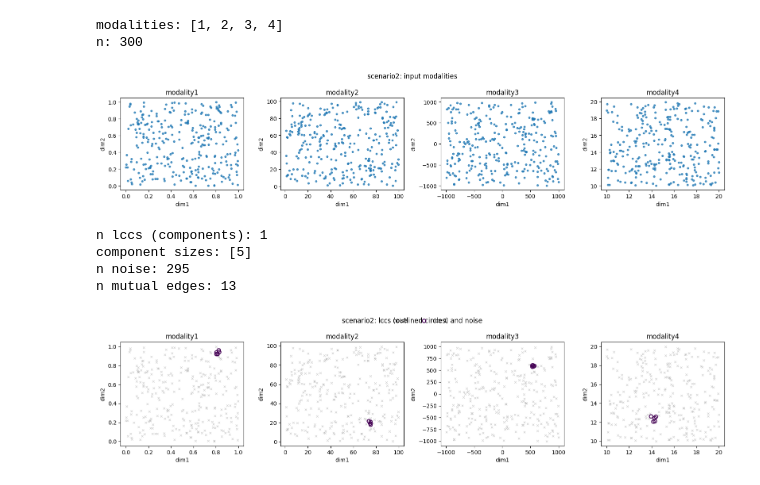
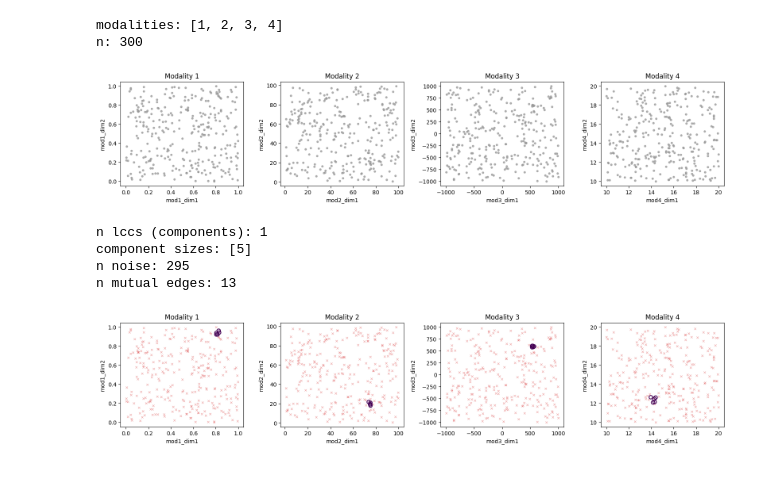
Before and after one commit to leaeb/LCCDiscovery, a Jupyter notebook: runScenario.ipynb, the cells around one changed output. Drawn from its saved outputs; the diff is of its cells as text; code cells hidden in the pictures.

Commit message:
plots as in paper

```diff
--- a/runScenario.ipynb
+++ b/runScenario.ipynb
@@ -17,7 +17,7 @@ scenario = 'scenario2'  #scenario1 to scenario6
 alpha = 0.025
 method = 'exact'  #exact or normal
 fdr = 'bh'  #bh or by
-min_component_size = 5
+min_component_size = 3
 data_dir = Path.cwd() / 'data' / scenario
 if not data_dir.exists():
     raise FileNotFoundError(f'data folder not found: {data_dir}')
@@ -65,21 +65,26 @@ n: 300
 def plot_modalities(modalities: dict[int, np.ndarray], title: str):
     ks = sorted(modalities.keys())
     ncols = len(ks)
-    fig, axes = plt.subplots(1, ncols, figsize=(4.0 * ncols, 3.6), squeeze=False)
+
+    fig_w = 4.0 * ncols
+    fig_h = 3.9
+    top_space = 0.92
+
+    fig, axes = plt.subplots(1, ncols, figsize=(fig_w, fig_h), squeeze=False)
     for idx, k in enumerate(ks):
         ax = axes[0][idx]
         xy = modalities[k]
-        ax.scatter(xy[:, 0], xy[:, 1], s=10, alpha=0.75, color='tab:blue')
-        ax.set_title(f'modality{k}')
-        ax.set_xlabel('dim1')
-        ax.set_ylabel('dim2')
-    fig.suptitle(title)
-    fig.tight_layout()
+        ax.scatter(xy[:, 0], xy[:, 1], s=10, alpha=0.75, color='0.6')
+        ax.set_title(f'Modality {k}')
+        ax.set_xlabel(f'mod{k}_dim1')
+        ax.set_ylabel(f'mod{k}_dim2')
+
+    fig.tight_layout(rect=[0, 0, 1, top_space])
     return fig
 plot_modalities(modality_xy, title=f'{scenario}: input modalities')
 plt.show()
 # %% [output]
-[figure, old version]
+[figure, new version]
 # %%
 cfg = LCCConfig(alpha=alpha, method=method, fdr=fdr, min_component_size=min_component_size)
 res = discover_lcc(dist_matrices, cfg)
@@ -105,49 +110,49 @@ def plot_result(modalities: dict[int, np.ndarray], labels: np.ndarray, title: st
     ncols = len(ks)
     n_comp = int(labels.max() + 1)
     cmap = plt.get_cmap('viridis', max(n_comp, 1))
-    fig, axes = plt.subplots(1, ncols, figsize=(4.0 * ncols, 3.9), squeeze=False)
+
+    fig_w = 4.0 * ncols
+    fig_h = 3.9
+    top_space = 0.92
+
+    fig, axes = plt.subplots(1, ncols, figsize=(fig_w, fig_h), squeeze=False)
     for idx, k in enumerate(ks):
         ax = axes[0][idx]
         xy = modalities[k]
         noise_mask = labels < 0
         ax.scatter(
             xy[noise_mask, 0],
             xy[noise_mask, 1],
             s=14,
-            alpha=0.55,
-            color='0.6',
+            alpha=0.45,
+            color='tab:red',
             marker='x',
             linewidths=0.7,
-            label='noise' if idx == 0 else None,
         )
         for ci in range(n_comp):
             mask = labels == ci
             if not np.any(mask):
                 continue
             color = cmap(ci)
             ax.scatter(
                 xy[mask, 0],
                 xy[mask, 1],
                 s=40,
                 facecolors='none',
                 edgecolors=[color],
                 linewidths=1.6,
                 marker='o',
                 alpha=0.95,
-                label=(f'lcc {ci + 1}' if idx == 0 else None),
             )
-        ax.set_title(f'modality{k}')
-        ax.set_xlabel('dim1')
-        ax.set_ylabel('dim2')
-    handles, labels_ = axes[0][0].get_legend_handles_labels()
-    if handles:
-        fig.legend(handles, labels_, loc='upper center', ncol=min(8, len(handles)), frameon=False)
-    fig.suptitle(title)
-    fig.tight_layout()
+        ax.set_title(f'Modality {k}')
+        ax.set_xlabel(f'mod{k}_dim1')
+        ax.set_ylabel(f'mod{k}_dim2')
+
+    fig.tight_layout(rect=[0, 0, 1, top_space])
     return fig
 n = next(iter(modality_xy.values())).shape[0]
 labels = labels_from_components(n, res.components)
 plot_result(modality_xy, labels, title=f'{scenario}: lccs (outlined circles) and noise')
 plt.show()
 # %% [output]
-[figure, old version]
+[figure, new version]
```
